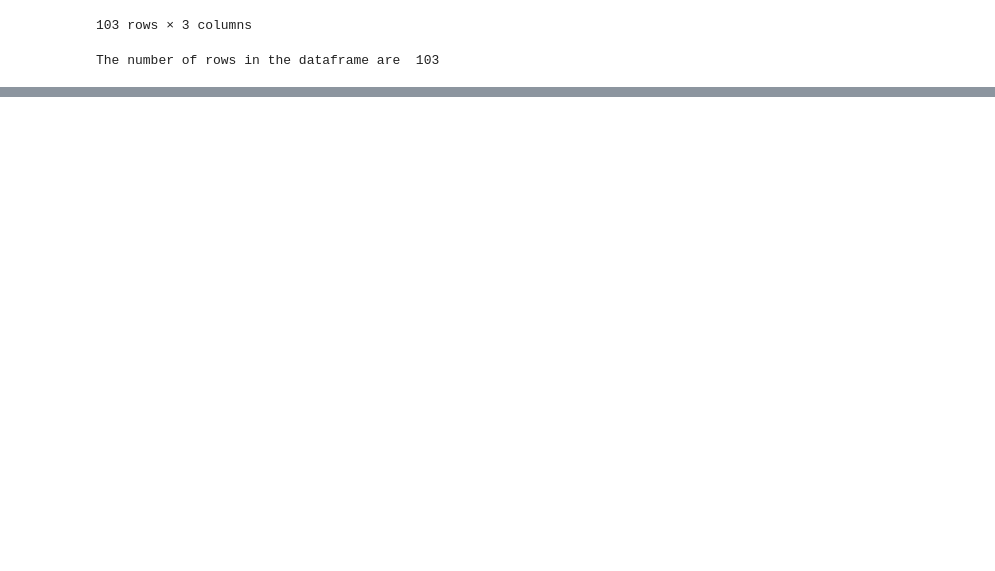
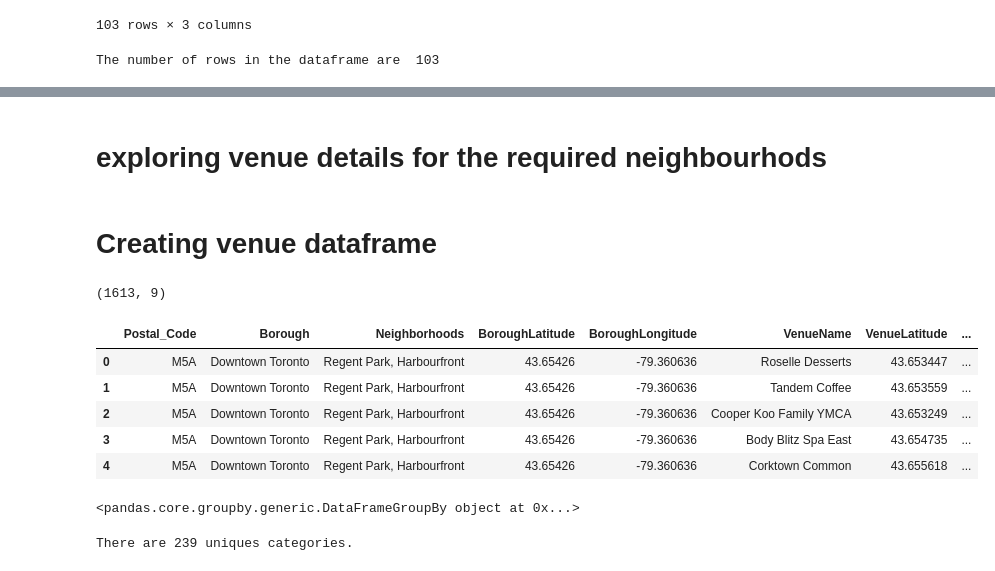
Before and after one commit to kunaalpardeshi/github-example, a Jupyter notebook: Capstone Project; Segmenting/Clustering Toronto.ipynb, the cells around one changed output, grey strips where cells are left out. Drawn from its saved outputs; the diff is of its cells as text; code cells hidden in the pictures; blank space fills up the shorter version.

```diff
--- a/Capstone Project; Segmenting/Clustering Toronto.ipynb
+++ b/Capstone Project; Segmenting/Clustering Toronto.ipynb
@@ -44,0 +96,2 @@ The number of rows in the dataframe are  103
+# %%
+merged_data = df.join(df_loc.set_index('Postal Code'), on='Postal Code')
@@ -44,0 +143,2 @@ The number of rows in the dataframe are  103
+# %%
+neighbourhood_list = merged_data['Borough'].unique()
@@ -44,0 +161,2 @@ The number of rows in the dataframe are  103
+# %%
+df_toronto = merged_data[merged_data['Borough'].isin(toronto_list)]
@@ -44,0 +183,60 @@ The number of rows in the dataframe are  103
+# %% [markdown]
+# exploring venue details for the required neighbourhods
+# %%
+radius = 500
+LIMIT = 100
+
+venues = []
+
+for lat, long, post, borough, neighborhoods in zip(df_toronto['Latitude'], df_toronto['Longitude'], df_toronto['Postal Code'], df_toronto['Borough'], df_toronto['Neighborhood']):
+
+    url = "https://api.foursquare.com/v2/venues/explore?client_id={}&client_secret={}&v={}&ll={},{}&radius={}&limit={}".format(
+        CLIENT_ID,
+        CLIENT_SECRET,
+        VERSION,
+        lat,
+        long,
+        radius,
+        LIMIT)
+
+
+    results = requests.get(url).json()["response"]['groups'][0]['items']
+
+    for venue in results:
+        venues.append((
+            post,
+            borough,
+            neighborhoods,
+            lat,
+            long,
+            venue['venue']['name'],
+            venue['venue']['location']['lat'],
+            venue['venue']['location']['lng'],
+            venue['venue']['categories'][0]['name']))
+# %% [markdown]
+# Creating venue dataframe
+# %%
+venues_df = pd.DataFrame(venues)
+
+# define the column names
+venues_df.columns = ['Postal_Code', 'Borough', 'Neighborhoods', 'BoroughLatitude', 'BoroughLongitude', 'VenueName', 'VenueLatitude', 'VenueLongitude', 'VenueCategory']
+
+print(venues_df.shape)
+venues_df.head()
+# %% [output]
+(1613, 9)
+|  | Postal_Code | Borough | Neighborhoods | BoroughLatitude | BoroughLongitude | VenueName | VenueLatitude | ... |
+| 0 | M5A | Downtown Toronto | Regent Park, Harbourfront | 43.65426 | -79.360636 | Roselle Desserts | 43.653447 | ... |
+| 1 | M5A | Downtown Toronto | Regent Park, Harbourfront | 43.65426 | -79.360636 | Tandem Coffee | 43.653559 | ... |
+| 2 | M5A | Downtown Toronto | Regent Park, Harbourfront | 43.65426 | -79.360636 | Cooper Koo Family YMCA | 43.653249 | ... |
+| 3 | M5A | Downtown Toronto | Regent Park, Harbourfront | 43.65426 | -79.360636 | Body Blitz Spa East | 43.654735 | ... |
+| 4 | M5A | Downtown Toronto | Regent Park, Harbourfront | 43.65426 | -79.360636 | Corktown Common | 43.655618 | ... |
+# %%
+neighborhood_group = venues_df.groupby('Neighborhoods')
+neighborhood_group
+# %% [output]
+<pandas.core.groupby.generic.DataFrameGroupBy object at 0x...>
+# %%
+print('There are {} uniques categories.'.format(len(venues_df['VenueCategory'].unique())))
+# %% [output]
+There are 239 uniques categories.
```
Also changed, not shown: parts of 41 cells of this notebook.
